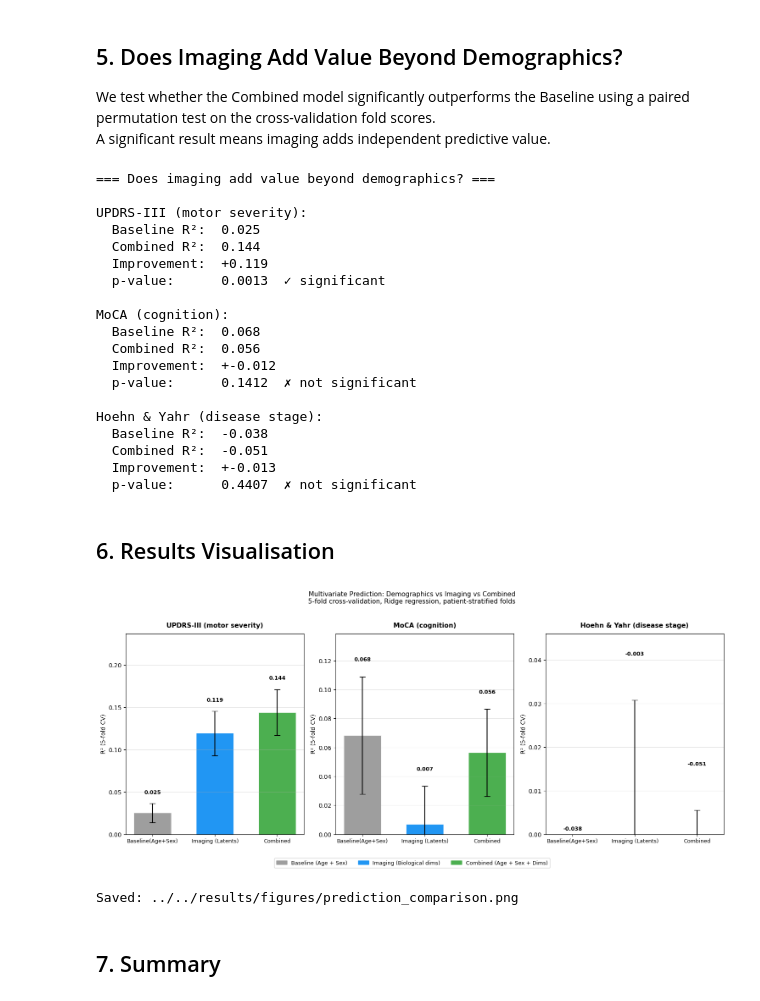
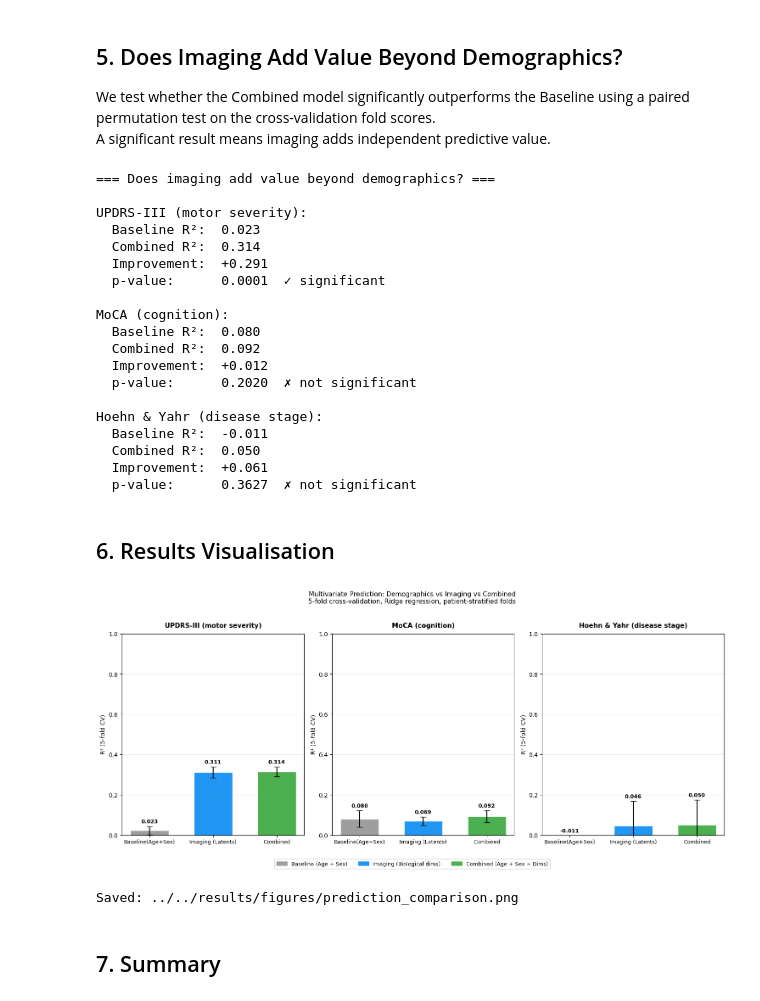
Before and after one commit to natnael-g1193/Unsupervised-Parkisnson-Imaging-Analysis, a Jupyter notebook: notebooks/pipeline/5_2_multivariate_preiction.ipynb, the cells around one changed output. Saved outputs shown, nothing was run; the diff lists cells and outputs as text; code cells hidden in the pictures.

Commit message:
feat: update notebook 5.2 — UPDRS-III R² 0.023→0.314 with 47 validated dims

```diff
--- a/notebooks/pipeline/5_2_multivariate_preiction.ipynb
+++ b/notebooks/pipeline/5_2_multivariate_preiction.ipynb
@@ -40,10 +40,11 @@ from scipy import stats
 
 
 # ── Paths
-TRAIN_FILE   = '../../data/processed/clinical_merged/train_v2.csv'
+TRAIN_FILE   = '../../data/processed/clinical_merged/train_v3.csv'
 ANCOVA_FILE  = '../../results/correlation/ancova_results.csv'
 OUTPUT_DIR   = '../../results/prediction'
 FIGURES_DIR  = '../../results/figures'
+
 
 import os
 os.makedirs(OUTPUT_DIR,  exist_ok=True)
@@ -76,17 +77,32 @@ Configuration loaded.
 # %% [markdown]
 ## 2. Load Data
 # %%
-# Load Data
-df_train = pd.read_csv(TRAIN_FILE)
+# LOAD-DATA
+
+df_train  = pd.read_csv(TRAIN_FILE)
 df_ancova = pd.read_csv(ANCOVA_FILE)
 
-# Get biological dimensions from ANCOVA results
-biological_dims = df_ancova[df_ancova['category'] == 'Biological']['dimension'].tolist()
+# Load validation results from correlation analysis
+df_val_results = pd.read_csv('../../results/correlation/correlation_val.csv')
 
-print("=== Data loaded ===")
-print(f"Train shape:          {df_train.shape}")
-print(f"Biological dims:      {len(biological_dims)}")
-print(f"\nBiological dims list: {biological_dims}")
+# Use dims validated for clinical factors instead of ANCOVA-only
+# (ANCOVA is incomplete without Manufacturer)
+clinical_validated_cols = [
+    'UPDRS3_TOTAL_validated',
+    'MOCA_TOTAL_validated',
+    'HOEHN_YAHR_validated',
+    'NP3_PC2_validated'
+]
+clinical_validated_cols = [c for c in clinical_validated_cols
+                            if c in df_val_results.columns]
+
+biological_dims = df_val_results[
+    df_val_results[clinical_validated_cols].any(axis=1)
+]['dimension'].tolist()
+
+print(f"Train shape:     {df_train.shape}")
+print(f"Biological dims: {len(biological_dims)}")
+print(f"Dims list:       {biological_dims}")
 
 print(f"\nTarget coverage in training set:")
 for target, label in TARGETS.items():
@@ -189,6 +204,9 @@ Prediction framework defined.
 # %%
 # RUN-PREDICTIONS
 results = []
+
+df_train['SEX'] = df_train['Sex'].map({'F': 0, 'M': 1})
+# print(df_train.head(3))
 
 for target, target_label in TARGETS.items():
     if target not in df_train.columns:
@@ -306,22 +324,22 @@ for target, target_label in TARGETS.items():
 === Does imaging add value beyond demographics? ===
 
 UPDRS-III (motor severity):
-  Baseline R²:  0.025
-  Combined R²:  0.144
-  Improvement:  +0.119
-  p-value:      0.0013  ✓ significant
+  Baseline R²:  0.023
+  Combined R²:  0.314
+  Improvement:  +0.291
+  p-value:      0.0001  ✓ significant
 
 MoCA (cognition):
-  Baseline R²:  0.068
-  Combined R²:  0.056
-  Improvement:  +-0.012
-  p-value:      0.1412  ✗ not significant
+  Baseline R²:  0.080
+  Combined R²:  0.092
+  Improvement:  +0.012
+  p-value:      0.2020  ✗ not significant
 
 Hoehn & Yahr (disease stage):
-  Baseline R²:  -0.038
-  Combined R²:  -0.051
-  Improvement:  +-0.013
-  p-value:      0.4407  ✗ not significant
+  Baseline R²:  -0.011
+  Combined R²:  0.050
+  Improvement:  +0.061
+  p-value:      0.3627  ✗ not significant
 # %% [markdown]
 ## 6. Results Visualisation
 # %%
@@ -363,35 +381,41 @@ for ax, target in zip(axes, targets_available):
                   capsize=5, width=0.6, edgecolor='white', linewidth=0.5)
 
     ax.set_title(target_label, fontsize=11, fontweight='bold', pad=10)
     ax.set_ylabel('R² (5-fold CV)', fontsize=10)
     ax.set_xticks(x)
     ax.set_xticklabels(['Baseline(Age+Sex)', 'Imaging (Latents)', 'Combined'],
                        fontsize=9)
-    ax.set_ylim(0, max(r2_means) * 1.3 + 0.05)
+    finite_r2 = [v for v in r2_means if np.isfinite(v)]
+    if len(finite_r2) > 0:
+        ymax = max(finite_r2) * 1.3 + 0.05
+        ymax = max(ymax, 1.0)
+    else:
+        ymax = 1.0
+    ax.set_ylim(0, ymax)
     ax.grid(axis='y', alpha=0.3)
     ax.axhline(0, color='black', linewidth=0.5)
 
     # Add R² values on bars
     for bar, r2, std in zip(bars, r2_means, r2_stds):
         if not np.isnan(r2):
             ax.text(bar.get_x() + bar.get_width()/2, bar.get_height() + std + 0.01,
                     f'{r2:.3f}', ha='center', va='bottom', fontsize=9, fontweight='bold')
 
 legend_patches = [mpatches.Patch(color=v, label=k) for k, v in colors.items()]
 fig.legend(handles=legend_patches, loc='lower center',
            bbox_to_anchor=(0.5, -0.08), ncol=3, fontsize=9)
 
 fig.suptitle('Multivariate Prediction: Demographics vs Imaging vs Combined\n'
              '5-fold cross-validation, Ridge regression, patient-stratified folds',
              fontsize=11, y=1.02)
 
 plt.tight_layout()
 path = f'{FIGURES_DIR}/prediction_comparison.png'
 plt.savefig(path, dpi=150, bbox_inches='tight')
 plt.show()
 print(f"Saved: {path}")
 # %% [output]
-[figure, old version]
+[figure, new version]
 Saved: ../../results/figures/prediction_comparison.png
 # %% [markdown]
 ## 7. Summary
```
Also changed, not shown: parts of 5 cells of this notebook, 2 other files.
